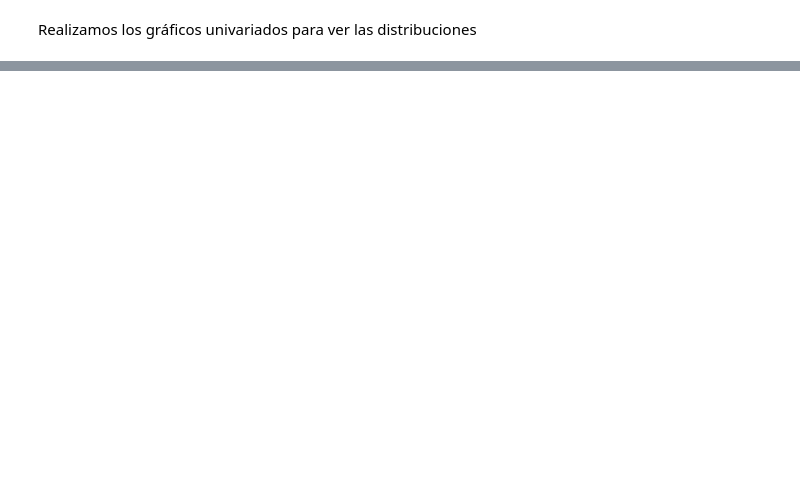
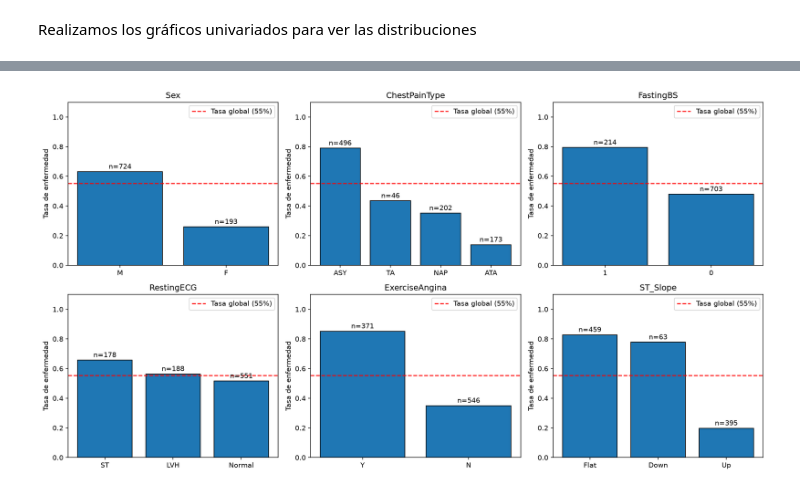
Before and after one commit to wawa1806/ML-heart-failure, a Jupyter notebook: notebooks/heart-failure.ipynb, the cells around one changed output, grey strips where cells are left out. Saved outputs shown, nothing was run; the diff lists cells and outputs as text; code cells hidden in the pictures; blank space fills up the shorter version.

```diff
--- a/notebooks/heart-failure.ipynb
+++ b/notebooks/heart-failure.ipynb
@@ -247,0 +312,18 @@ ax =
+# %%
+def boxplot_vs_target(data, col, target="HeartDisease", nombre_archivo=None):
+    """Dibuja un boxplot por variable numérica, separando por la clase del objetivo."""
+    fig, ax = plt.subplots(figsize=(8, 4))
+
+    sin_enf = data.loc[data[target] == 0, col].dropna()
+    con_enf = data.loc[data[target] == 1, col].dropna()
+    ax.boxplot([sin_enf, con_enf], tick_labels=["Sin enfermedad (0)", "Con enfermedad (1)"])
+    ax.set_title(f"{col} según {target}")
+    ax.set_ylabel(col)
+
+    plt.tight_layout()
+    if nombre_archivo:
+        fig.savefig(FIGURES / nombre_archivo, dpi=300, bbox_inches="tight")
+    plt.show()
+# %%
+for col in num_cols:
+    boxplot_vs_target(df, col, nombre_archivo=f"boxplot-{col}.png")
@@ -247,0 +343,27 @@ ax =
+# %%
+tasa_global = df[target].mean()
+
+fig, axes = plt.subplots(2, 3, figsize=(15, 8))
+
+for ax, col in zip(axes.flat, cat_cols):
+    # proporción de enfermos por categoría, ordenada de mayor a menor
+    tasa = df.groupby(col)[target].mean().sort_values(ascending=False)
+    # Necesitamos la altura de cada barra (cantidad de pacientes)
+    conteo = df[col].value_counts() # Serie: índice = categorías, valores = cantidades
+    ax.bar(tasa.index.astype(str), tasa.values, edgecolor="black")
+    ax.axhline(tasa_global, color="red", ls="--", label=f"Tasa global ({tasa_global:.0%})")
+
+    for i, cat in enumerate(tasa.index):
+        ax.text(i, tasa[cat] + 0.02, f"n={conteo[cat]}", ha="center")
+
+    ax.set_ylim(0, 1.1)
+    ax.set_title(col)
+    ax.set_ylabel("Tasa de enfermedad")
+    ax.legend(loc="upper right")
+
+
+plt.tight_layout()
+plt.savefig(FIGURES / "cat_cols-tasa.png", dpi=300, bbox_inches="tight")
+plt.show()
+# %% [output]
+[figure, added]
```
Also changed, not shown: parts of 13 cells of this notebook, 8 other files.
